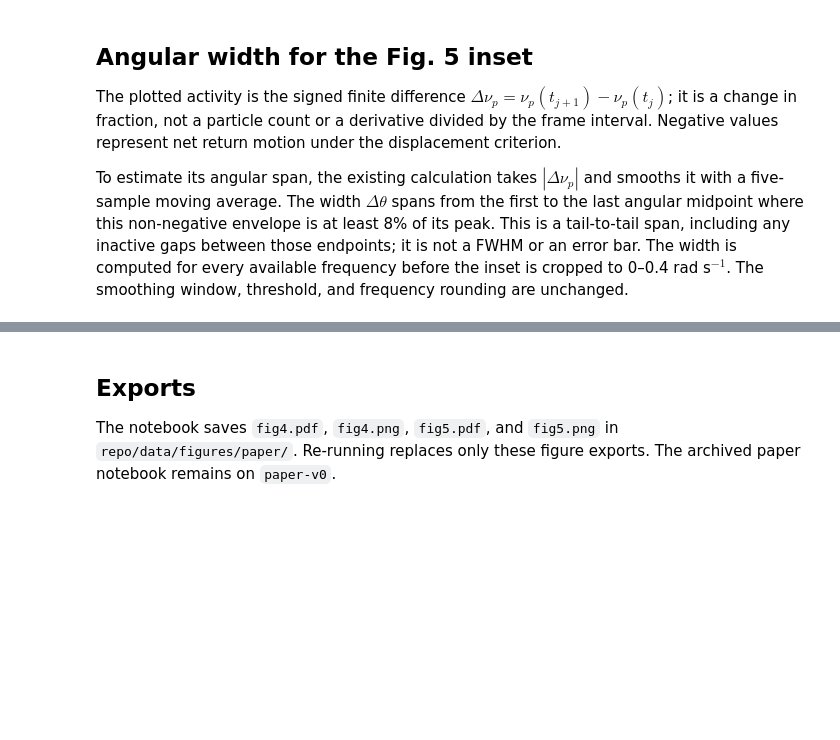
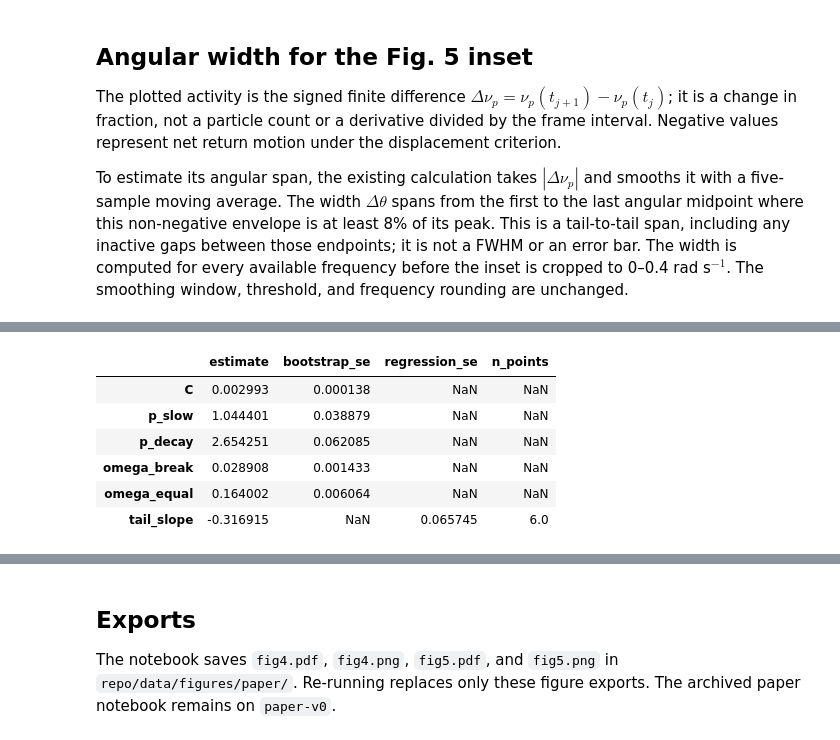
Before and after one commit to leogabac/frequencygs, a Jupyter notebook: src/notebooks/figure4.ipynb, the cells around one changed output, grey strips where cells are left out. Saved outputs shown, nothing was run; the diff lists cells and outputs as text; code cells hidden in the pictures; blank space fills up the shorter version.

```diff
--- a/src/notebooks/figure4.ipynb
+++ b/src/notebooks/figure4.ipynb
@@ -389,0 +402,16 @@ are explicit in its plotting cell.
+# %%
+# Descriptive fits of the saved angular widths; no changes to the plotted curve.
+import sys
+sys.path.insert(0, str(REPO / 'src' / 'py'))
+from figure5_regimes import analyze_widths
+regime_fit = analyze_widths(omegas, dth, THERMAL_TIME_S)
+display(pd.DataFrame({key: value for key, value in regime_fit.items()
+                      if isinstance(value, dict)}).T)
+# %% [output]
+|  | estimate | bootstrap_se | regression_se | n_points |
+| C | 0.002993 | 0.000138 | NaN | NaN |
+| p_slow | 1.044401 | 0.038879 | NaN | NaN |
+| p_decay | 2.654251 | 0.062085 | NaN | NaN |
+| omega_break | 0.028908 | 0.001433 | NaN | NaN |
+| omega_equal | 0.164002 | 0.006064 | NaN | NaN |
+| tail_slope | -0.316915 | NaN | 0.065745 | 6.0 |
```
Also changed, not shown: parts of 4 cells of this notebook, 3 other files.
